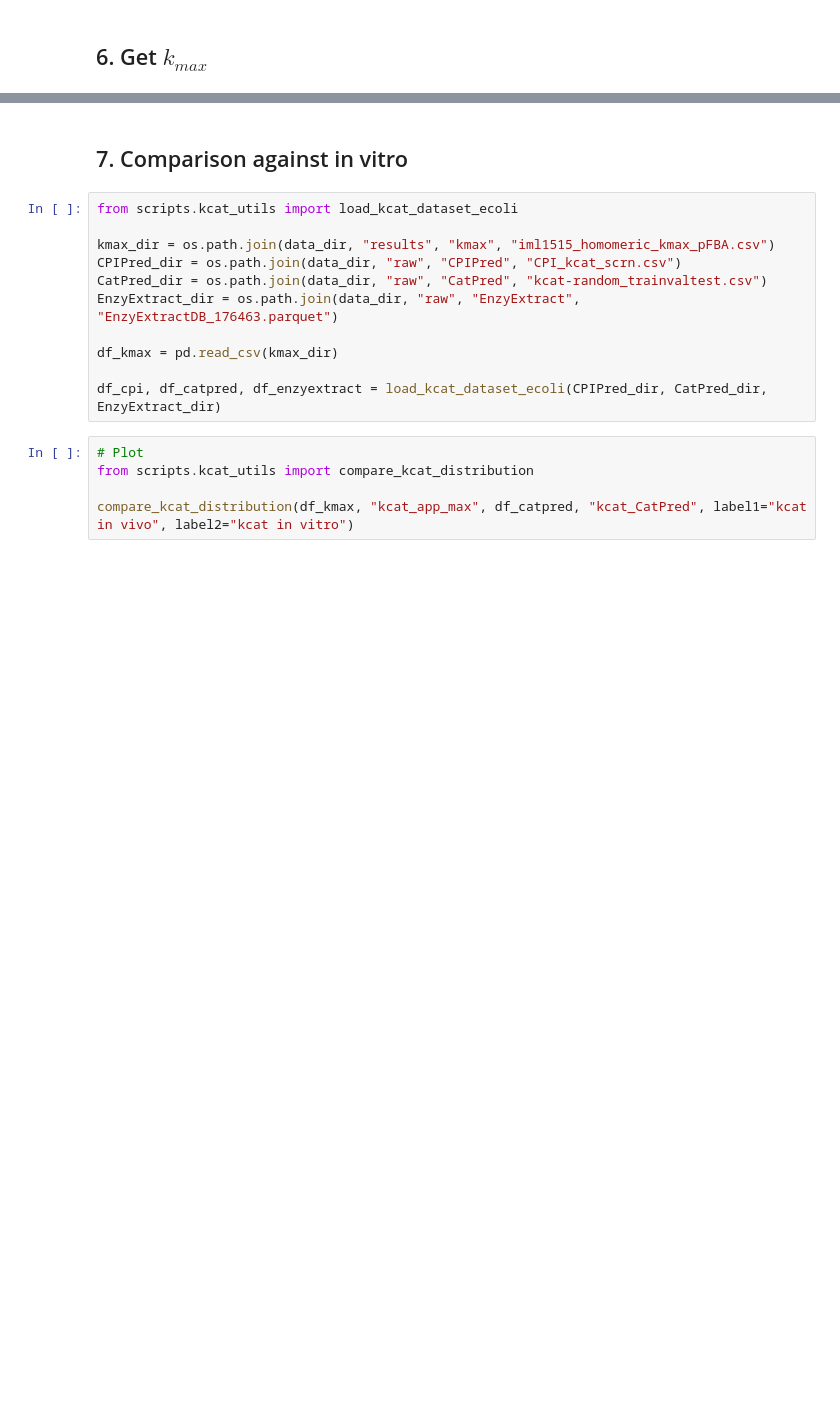
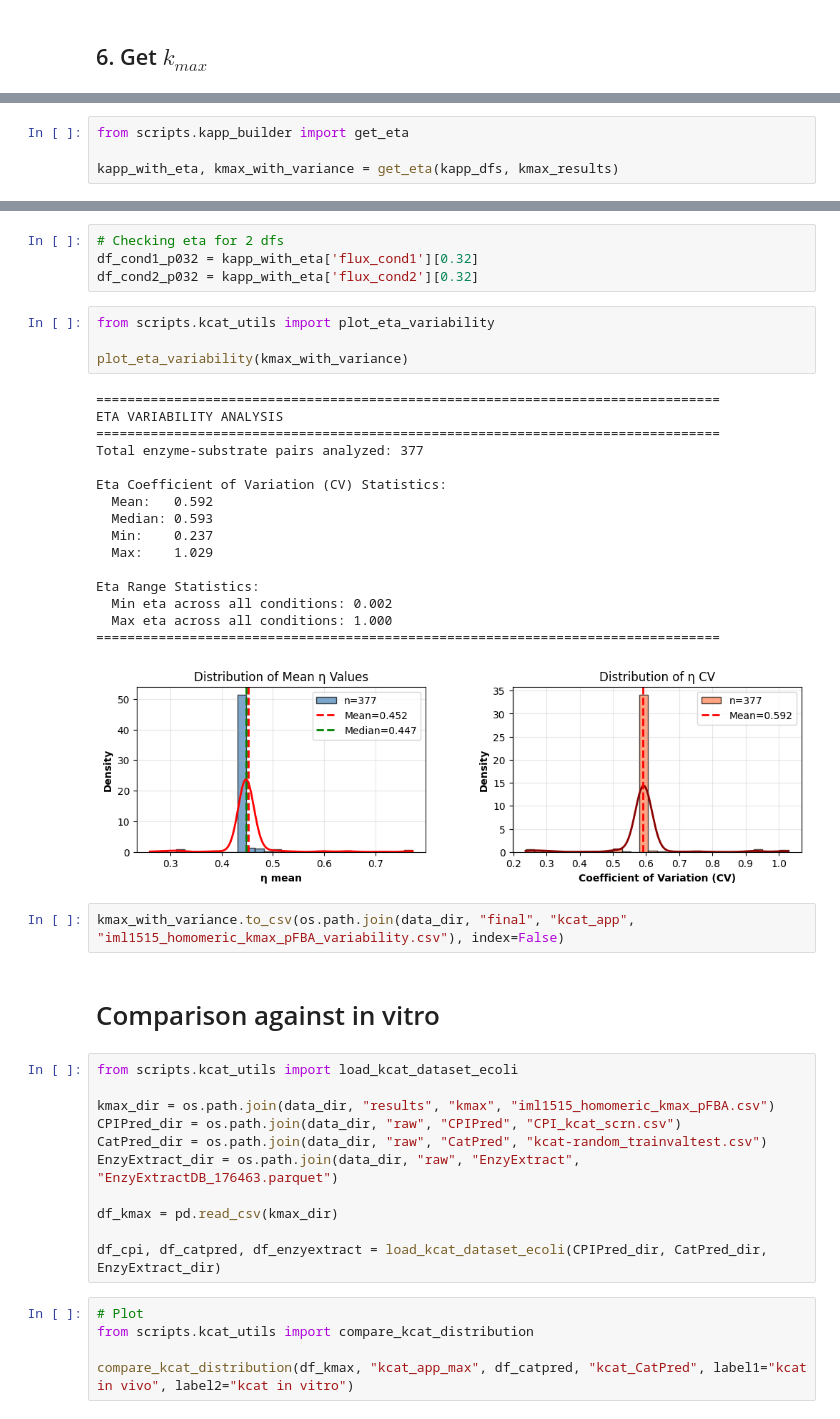
Before and after one commit to lyach/BactoCat, a Jupyter notebook: experiments/kapp_pipeline.ipynb, the cells around one changed output, grey strips where cells are left out. Saved outputs shown, nothing was run; the diff lists cells and outputs as text; blank space fills up the shorter version.

```diff
--- a/experiments/kapp_pipeline.ipynb
+++ b/experiments/kapp_pipeline.ipynb
@@ -271,0 +274,4 @@ kmax_results.to_csv(os.path.join(data_dir, "results", "kmax", "iml1515_homomeric
+# %%
+from scripts.kapp_builder import get_eta
+
+kapp_with_eta, kmax_with_variance = get_eta(kapp_dfs, kmax_results)
@@ -272,5 +296,32 @@ kmax_results.to_csv(os.path.join(data_dir, "results", "kmax", "iml1515_homomeric
+# %%
+# Checking eta for 2 dfs
+df_cond1_p032 = kapp_with_eta['flux_cond1'][0.32]
+df_cond2_p032 = kapp_with_eta['flux_cond2'][0.32]
+# %%
+from scripts.kcat_utils import plot_eta_variability
+
+plot_eta_variability(kmax_with_variance)
+# %% [output]
+================================================================================
+ETA VARIABILITY ANALYSIS
+================================================================================
+Total enzyme-substrate pairs analyzed: 377
+
+Eta Coefficient of Variation (CV) Statistics:
+  Mean:   0.592
+  Median: 0.593
+  Min:    0.237
+  Max:    1.029
+
+Eta Range Statistics:
+  Min eta across all conditions: 0.002
+  Max eta across all conditions: 1.000
+================================================================================
+[figure, added]
+# %%
+kmax_with_variance.to_csv(os.path.join(data_dir, "final", "kcat_app", "iml1515_homomeric_kmax_pFBA_variability.csv"), index=False)
 # %% [markdown]
-## 7. Comparison against in vitro
+# Comparison against in vitro
 # %%
 from scripts.kcat_utils import load_kcat_dataset_ecoli
 
```
Also changed, not shown: parts of 16 cells of this notebook, 13 other files.
